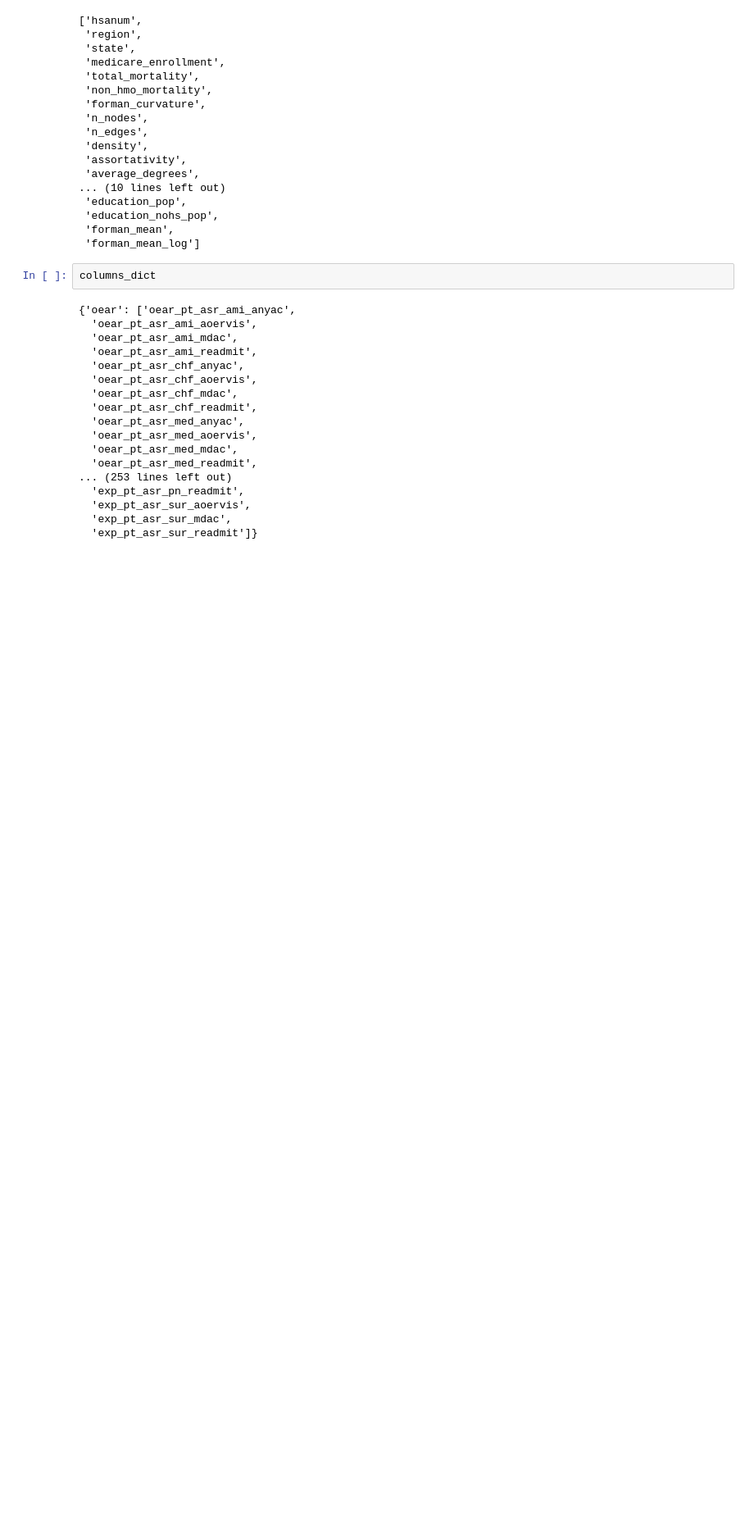
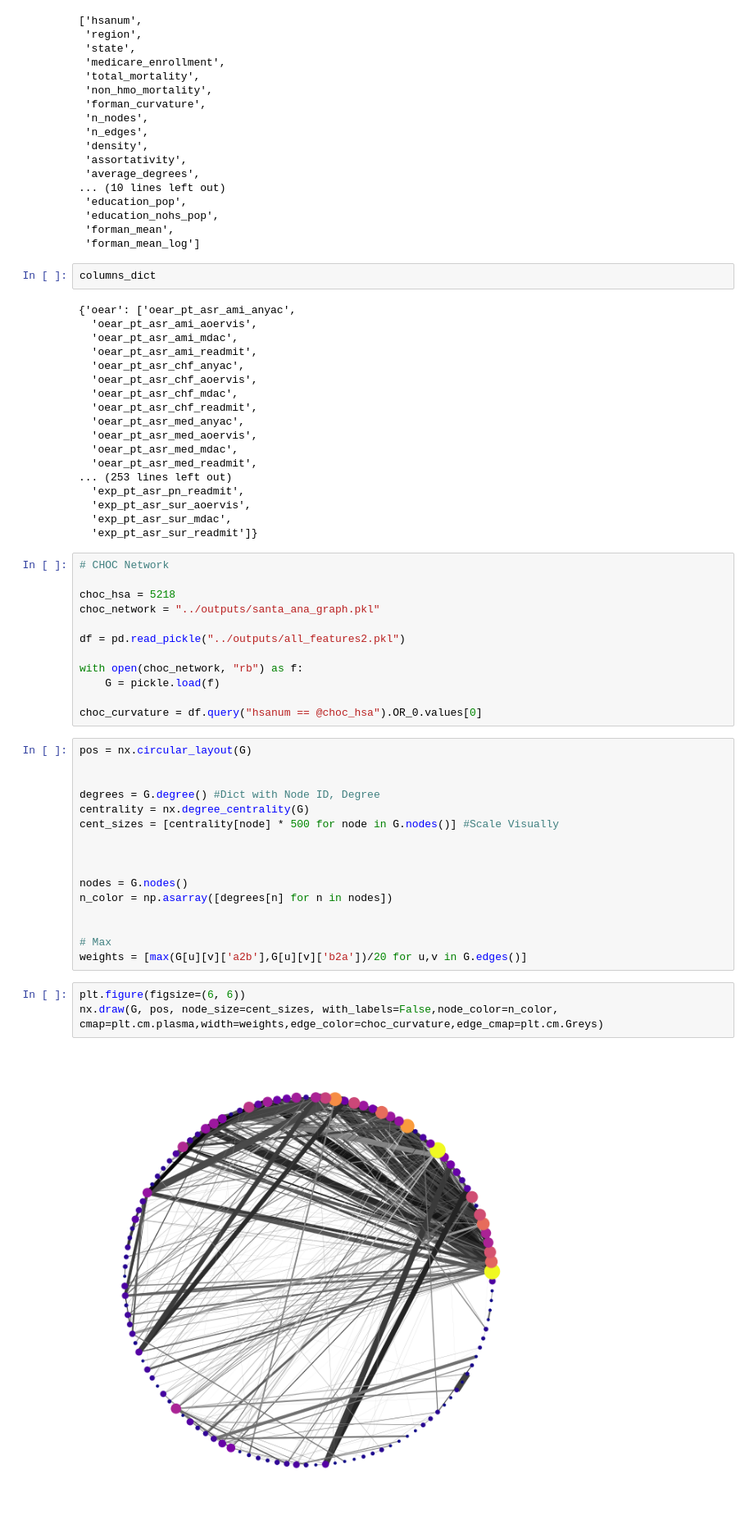
Before and after one commit to aidos-lab/apparent, a Jupyter notebook: notebooks/visualization.ipynb, the cells around one changed output. Shown at 82% size. Drawn from its saved outputs; the diff is of its cells as text; blank space fills up the shorter version.

```diff
--- a/notebooks/visualization.ipynb
+++ b/notebooks/visualization.ipynb
@@ -117,3 +120,36 @@ columns_dict
   'exp_pt_asr_sur_aoervis',
   'exp_pt_asr_sur_mdac',
   'exp_pt_asr_sur_readmit']}
+# %%
+# CHOC Network
+
+choc_hsa = 5218
+choc_network = "../outputs/santa_ana_graph.pkl"
+
+df = pd.read_pickle("../outputs/all_features2.pkl")
+
+with open(choc_network, "rb") as f:
+    G = pickle.load(f)
+
+choc_curvature = df.query("hsanum == @choc_hsa").OR_0.values[0]
+# %%
+pos = nx.circular_layout(G)
+
+
+degrees = G.degree() #Dict with Node ID, Degree
+centrality = nx.degree_centrality(G)
+cent_sizes = [centrality[node] * 500 for node in G.nodes()] #Scale Visually
+
+
+
+nodes = G.nodes()
+n_color = np.asarray([degrees[n] for n in nodes])
+
+
+# Max
+weights = [max(G[u][v]['a2b'],G[u][v]['b2a'])/20 for u,v in G.edges()]
+# %%
+plt.figure(figsize=(6, 6))
+nx.draw(G, pos, node_size=cent_sizes, with_labels=False,node_color=n_color, cmap=plt.cm.plasma,width=weights,edge_color=choc_curvature,edge_cmap=plt.cm.Greys)
+# %% [output]
+[figure, added]
```
Also changed, not shown: parts of 9 cells of this notebook, 1 other file.
